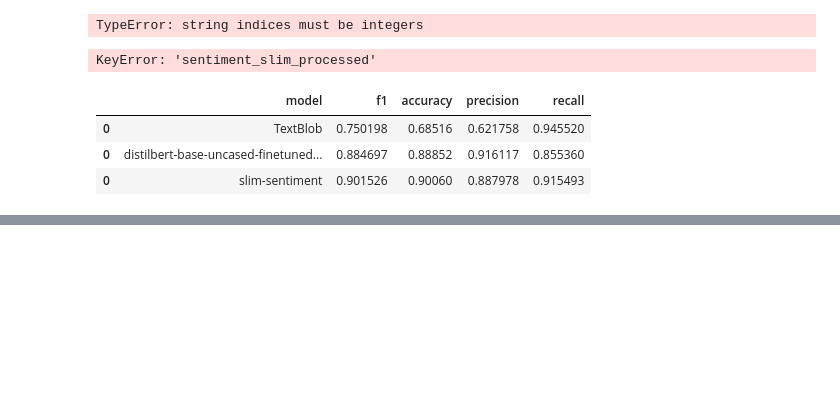
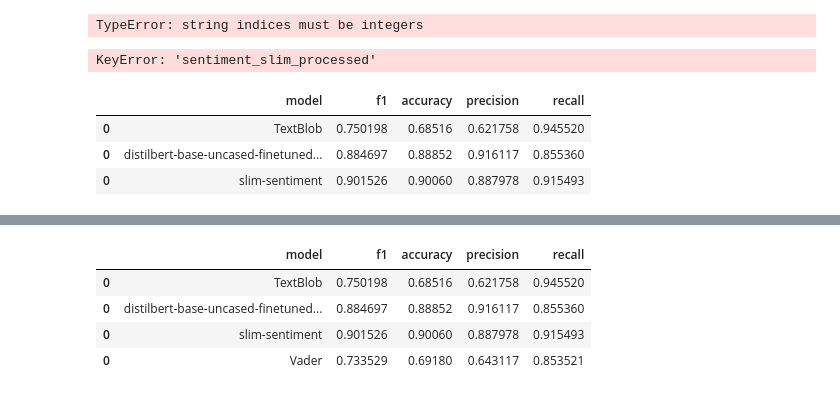
Before and after one commit to grant-TraDA/NLP-2024W, a Jupyter notebook: tutorial-excercises/tutorial 2 - embeddings/js_nk_jz_zl_IMDB.ipynb, the cells around one changed output, grey strips where cells are left out. Cells and saved outputs as stored; diff of their text form; code cells hidden in the pictures; blank space fills up the shorter version.

Commit message:
chore: finalize and export table

```diff
--- a/tutorial-excercises/tutorial 2 - embeddings/js_nk_jz_zl_IMDB.ipynb
+++ b/tutorial-excercises/tutorial 2 - embeddings/js_nk_jz_zl_IMDB.ipynb
@@ -220,0 +221,11 @@ model_scores
+# %%
+import nltk
+
+nltk.download('vader_lexicon')
+
+def get_sentiment_vader(text):
+    from nltk.sentiment.vader import SentimentIntensityAnalyzer
+    sid = SentimentIntensityAnalyzer()
+    return sid.polarity_scores(text)['compound']
+
+test['sentiment_vader'] = test['text'].apply(get_sentiment_vader)
@@ -220,0 +235,14 @@ model_scores
+# %%
+f1_vader = f1_score(test['label'], test['sentiment_vader'].apply(lambda x: 1 if x > 0 else 0))
+accuracy_vader = accuracy_score(test['label'], test['sentiment_vader'].apply(lambda x: 1 if x > 0 else 0))
+precision_vader = precision_score(test['label'], test['sentiment_vader'].apply(lambda x: 1 if x > 0 else 0))
+recall_vader = recall_score(test['label'], test['sentiment_vader'].apply(lambda x: 1 if x > 0 else 0))
+
+model_scores = pd.concat([model_scores, pd.DataFrame([["Vader", f1_vader, accuracy_vader, precision_vader, recall_vader]], columns=["model", "f1", "accuracy", "precision", "recall"])])
+model_scores
+# %% [output]
+|  | model | f1 | accuracy | precision | recall |
+| 0 | TextBlob | 0.750198 | 0.68516 | 0.621758 | 0.945520 |
+| 0 | distilbert-base-uncased-finetuned... | 0.884697 | 0.88852 | 0.916117 | 0.855360 |
+| 0 | slim-sentiment | 0.901526 | 0.90060 | 0.887978 | 0.915493 |
+| 0 | Vader | 0.733529 | 0.69180 | 0.643117 | 0.853521 |
```
Also changed, not shown: parts of 3 cells of this notebook, 1 other file.
